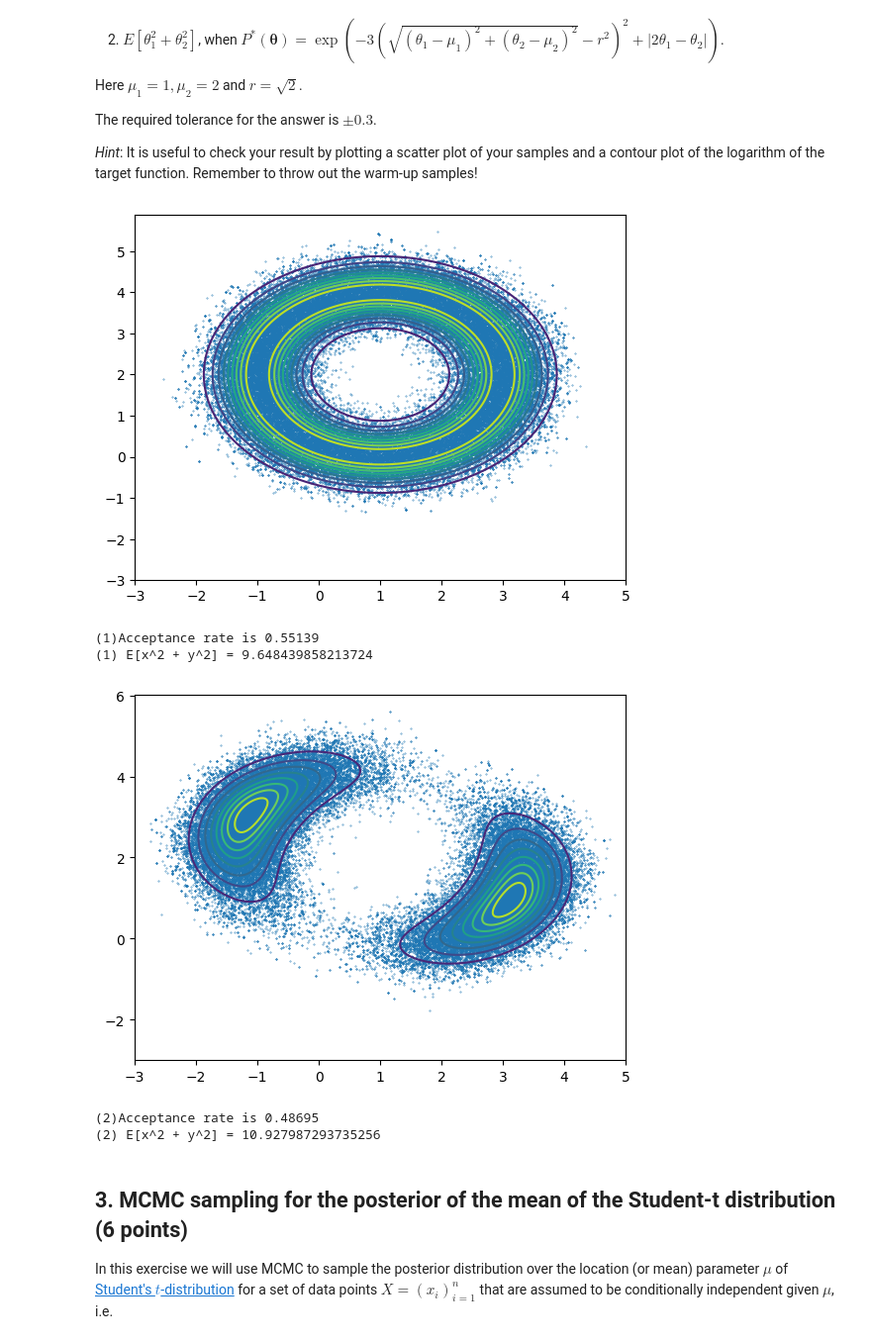
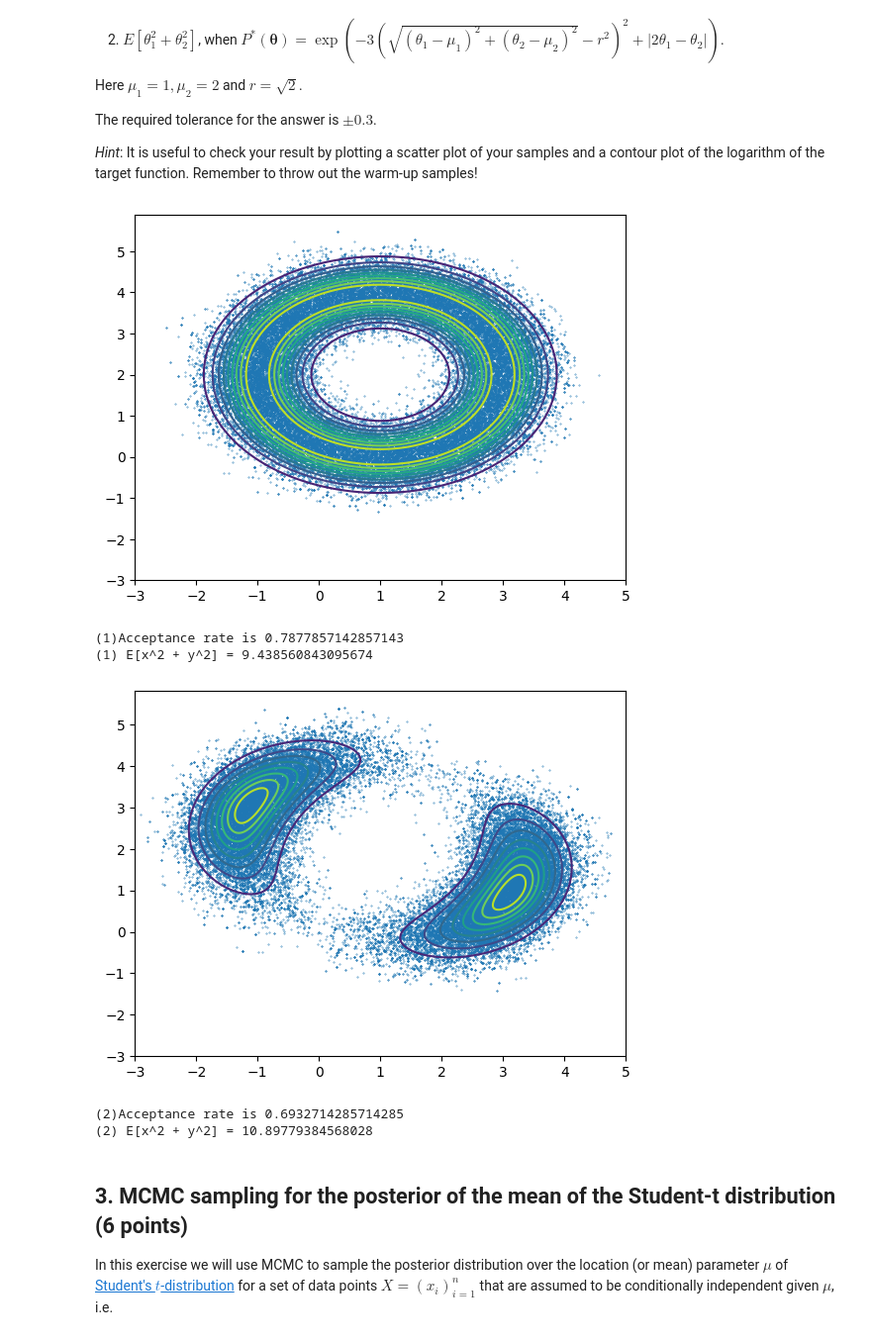
Before and after one commit to alexjilkin/comp-stats, a Jupyter notebook: Week3/Week 3 exercises.ipynb, the cells around one changed output. Shown at 99% size. Saved outputs shown, nothing was run; the diff lists cells and outputs as text; code cells hidden in the pictures.

```diff
--- a/Week3/Week 3 exercises.ipynb
+++ b/Week3/Week 3 exercises.ipynb
@@ -88,7 +88,8 @@ for _ in range(10**5):
 
     samples.append(theta_i)
 
-samples = np.array(samples)
+# Throw away warmup samples
+samples = np.array(samples[30000:])
 x = np.linspace(-3, 5, 1000)
 y = np.linspace(-3, 5, 1000)
 
@@ -106,40 +107,41 @@ print(f'(1) E[x^2 + y^2] = {np.mean(samples[:,0]**2 + samples[:,1]**2)}')
 
 ############### 2 ################
 
 samples = []
 accepted_count = 0
 for _ in range(10**5):
     theta_i_plus_1 = np.random.multivariate_normal(theta_i, [[0.5, 0], [0, 0.5]])
 
     A = np.min([1, P_tag(theta_i_plus_1) / P_tag(theta_i)])
     if np.random.uniform() < A:
         theta_i = theta_i_plus_1
         accepted_count += 1
 
     samples.append(theta_i)
 
-samples = np.array(samples)
+# Throw away warmup samples
+samples = np.array(samples[30000:])
 x = np.linspace(-3, 5, 1000)
 y = np.linspace(-3, 5, 1000)
 
 X, Y = np.meshgrid(x, y)
 Z = np.zeros_like(X)
 for i in range(X.shape[0]):
     for j in range(X.shape[1]):
         Z[i, j] = P_tag([X[i, j], Y[i, j]])
 
 plt.contour(X, Y, Z, 10)
 plt.scatter(samples[:,0], samples[:,1], s=0.1)
 plt.show()
 print(f'(2)Acceptance rate is {accepted_count / len(samples)}')
 print(f'(2) E[x^2 + y^2] = {np.mean(samples[:,0]**2 + samples[:,1]**2)}')
 # %% [output]
-[figure, old version]
+[figure, new version]
-(1)Acceptance rate is 0.55139
-(1) E[x^2 + y^2] = 9.648439858213724
+(1)Acceptance rate is 0.7877857142857143
+(1) E[x^2 + y^2] = 9.438560843095674
-[figure, old version]
+[figure, new version]
-(2)Acceptance rate is 0.48695
-(2) E[x^2 + y^2] = 10.927987293735256
+(2)Acceptance rate is 0.6932714285714285
+(2) E[x^2 + y^2] = 10.89779384568028
 # %% [markdown]
 ## 3. MCMC sampling for the posterior of the mean of the Student-t distribution (6 points)
 
```
Also changed, not shown: parts of 1 cell of this notebook.
